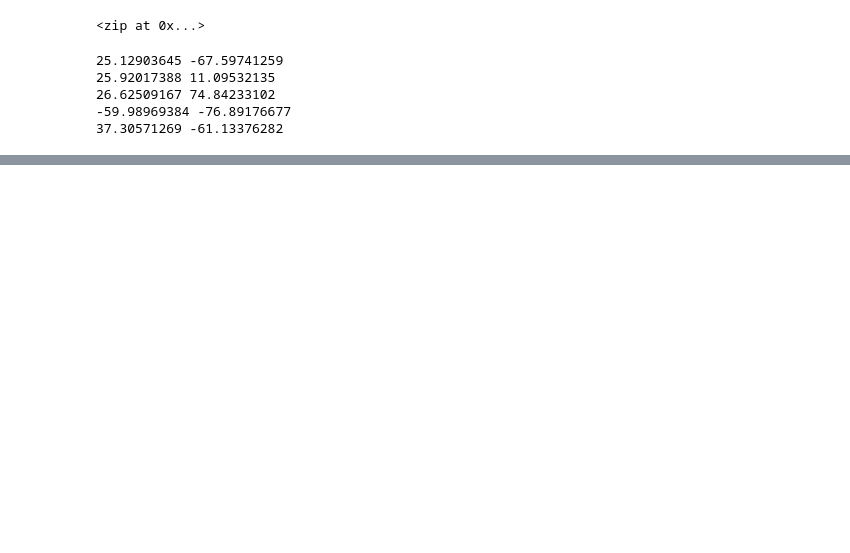
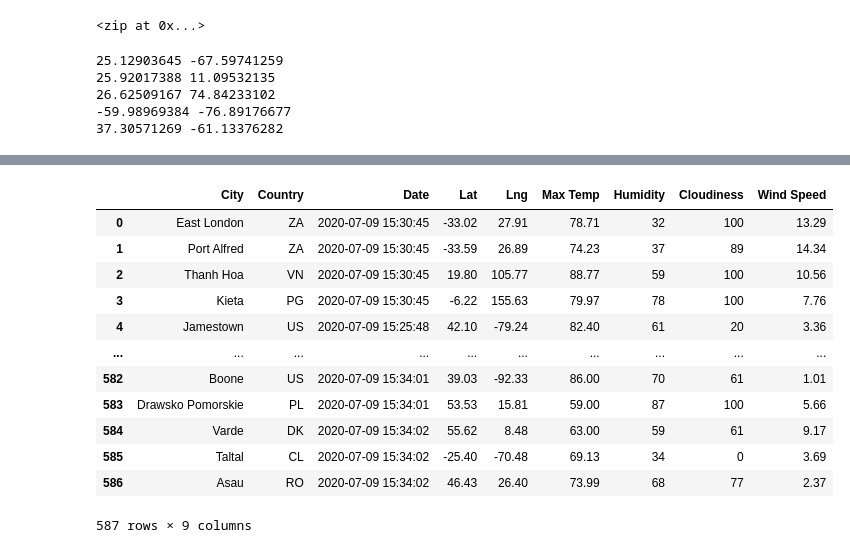
Before and after one commit to GR8505/World_Weather_Analysis, a Jupyter notebook: WeatherPy.ipynb, the cells around one changed output, grey strips where cells are left out. Saved outputs shown, nothing was run; the diff lists cells and outputs as text; code cells hidden in the pictures; blank space fills up the shorter version.

```diff
--- a/WeatherPy.ipynb
+++ b/WeatherPy.ipynb
@@ -73,0 +80,3 @@ len(cities)
+# %%
+# Build the basic URL for the OpenWeatherMap with your weather_api_key added to the URL
+url = "http://api.openweathermap.org/data/2.5/weather?units=Imperial&APPID=" + weather_api_key
@@ -73,0 +170,4 @@ len(cities)
+# %%
+# Convert the array of dictionaries to a Pandas DataFrame.
+city_data_df = pd.DataFrame(city_data)
+city_data_df.head(10)
@@ -73,0 +186,19 @@ len(cities)
+# %%
+new_column_order = ["City", "Country", "Date", "Lat", "Lng", "Max Temp", "Humidity", "Cloudiness", "Wind Speed"]
+# %%
+city_data_df = city_data_df[new_column_order]
+city_data_df
+# %% [output]
+|  | City | Country | Date | Lat | Lng | Max Temp | Humidity | Cloudiness | Wind Speed |
+| 0 | East London | ZA | 2020-07-09 15:30:45 | -33.02 | 27.91 | 78.71 | 32 | 100 | 13.29 |
+| 1 | Port Alfred | ZA | 2020-07-09 15:30:45 | -33.59 | 26.89 | 74.23 | 37 | 89 | 14.34 |
+| 2 | Thanh Hoa | VN | 2020-07-09 15:30:45 | 19.80 | 105.77 | 88.77 | 59 | 100 | 10.56 |
+| 3 | Kieta | PG | 2020-07-09 15:30:45 | -6.22 | 155.63 | 79.97 | 78 | 100 | 7.76 |
+| 4 | Jamestown | US | 2020-07-09 15:25:48 | 42.10 | -79.24 | 82.40 | 61 | 20 | 3.36 |
+| ... | ... | ... | ... | ... | ... | ... | ... | ... | ... |
+| 582 | Boone | US | 2020-07-09 15:34:01 | 39.03 | -92.33 | 86.00 | 70 | 61 | 1.01 |
+| 583 | Drawsko Pomorskie | PL | 2020-07-09 15:34:01 | 53.53 | 15.81 | 59.00 | 87 | 100 | 5.66 |
+| 584 | Varde | DK | 2020-07-09 15:34:02 | 55.62 | 8.48 | 63.00 | 59 | 61 | 9.17 |
+| 585 | Taltal | CL | 2020-07-09 15:34:02 | -25.40 | -70.48 | 69.13 | 34 | 0 | 3.69 |
+| 586 | Asau | RO | 2020-07-09 15:34:02 | 46.43 | 26.40 | 73.99 | 68 | 77 | 2.37 |
+587 rows × 9 columns
```
Also changed, not shown: parts of 8 cells of this notebook.
